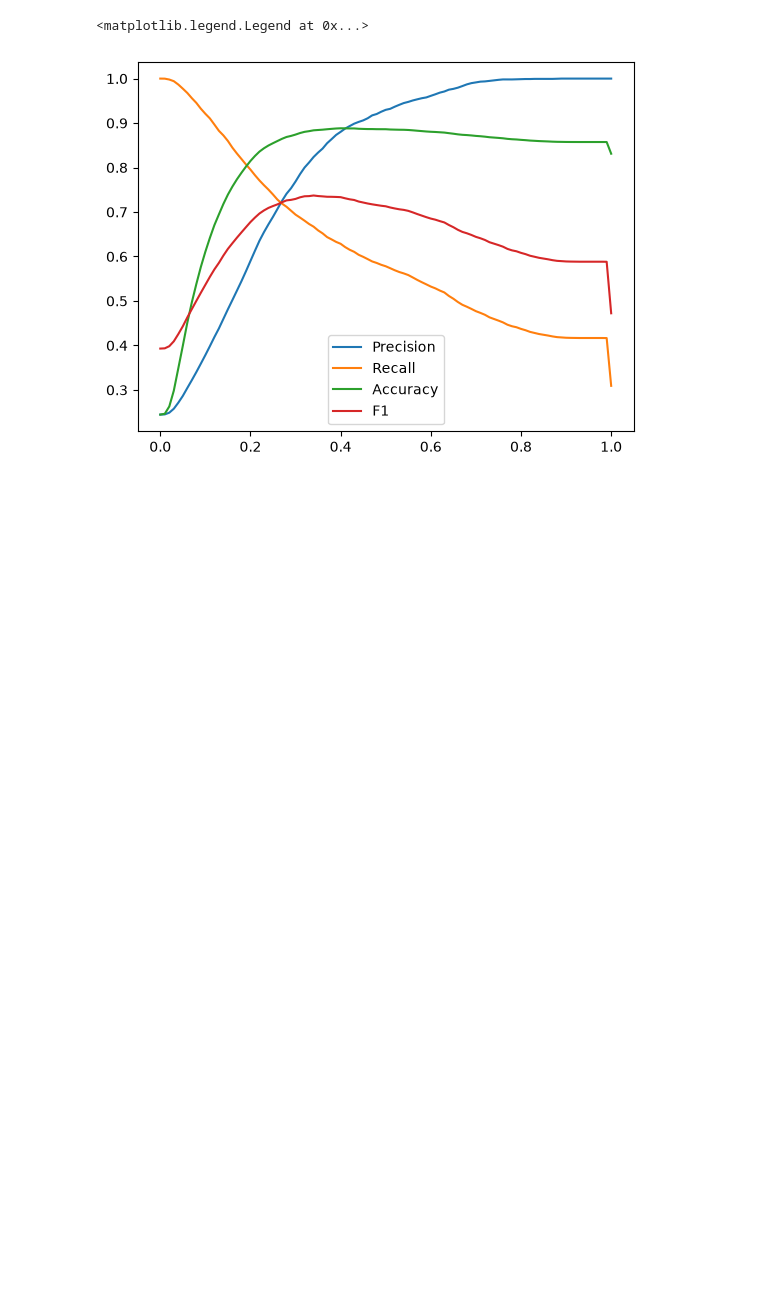
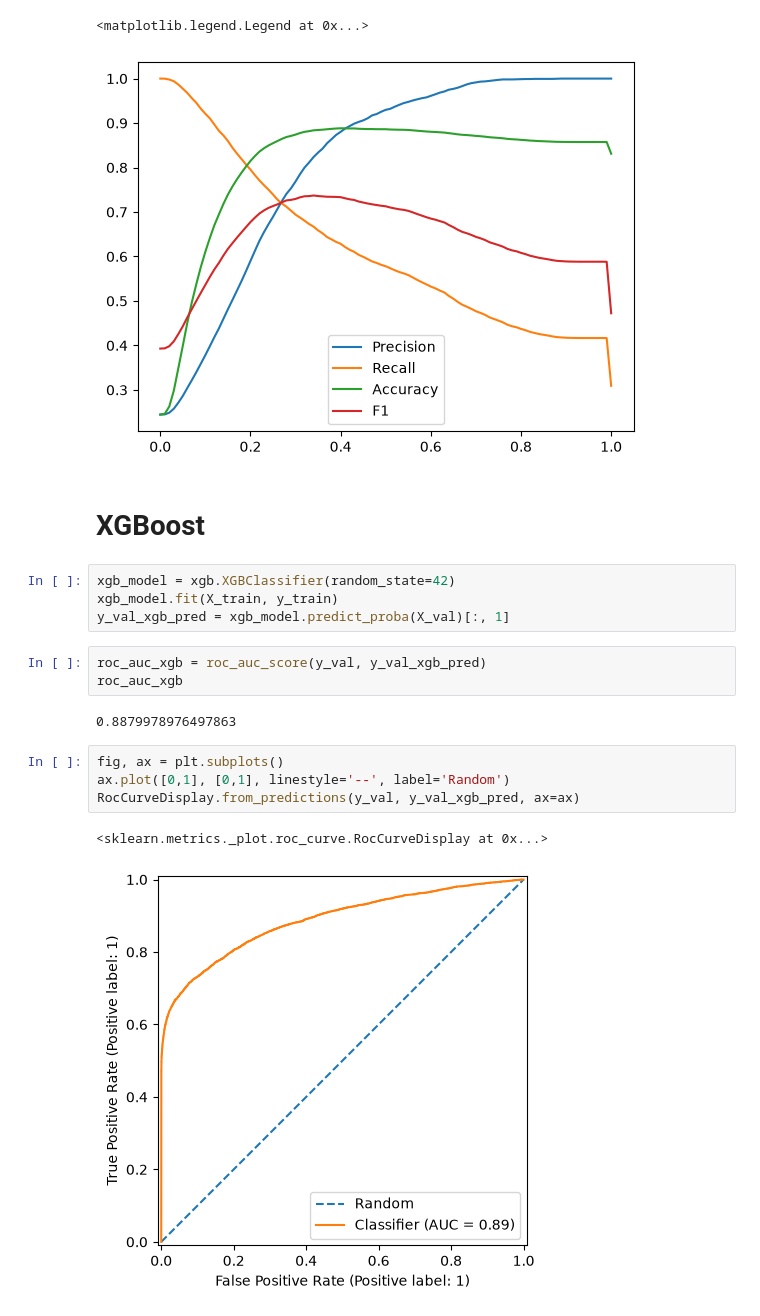
Before and after one commit to samisiraj/loan-default-prediction, a Jupyter notebook: notebooks/03_modelling.ipynb, the cells around one changed output. Drawn from its saved outputs; the diff is of its cells as text; blank space fills up the shorter version.

```diff
--- a/notebooks/03_modelling.ipynb
+++ b/notebooks/03_modelling.ipynb
@@ -721,3 +672,21 @@ plt.legend()
 # %% [output]
 <matplotlib.legend.Legend at 0x...>
 [figure]
+# %% [markdown]
+# XGBoost
+# %%
+xgb_model = xgb.XGBClassifier(random_state=42)
+xgb_model.fit(X_train, y_train)
+y_val_xgb_pred = xgb_model.predict_proba(X_val)[:, 1]
+# %%
+roc_auc_xgb = roc_auc_score(y_val, y_val_xgb_pred)
+roc_auc_xgb
+# %% [output]
+0.8879978976497863
+# %%
+fig, ax = plt.subplots()
+ax.plot([0,1], [0,1], linestyle='--', label='Random')
+RocCurveDisplay.from_predictions(y_val, y_val_xgb_pred, ax=ax)
+# %% [output]
+<sklearn.metrics._plot.roc_curve.RocCurveDisplay at 0x...>
+[figure, added]
```
Also changed, not shown: parts of 20 cells of this notebook, 1 other file.
